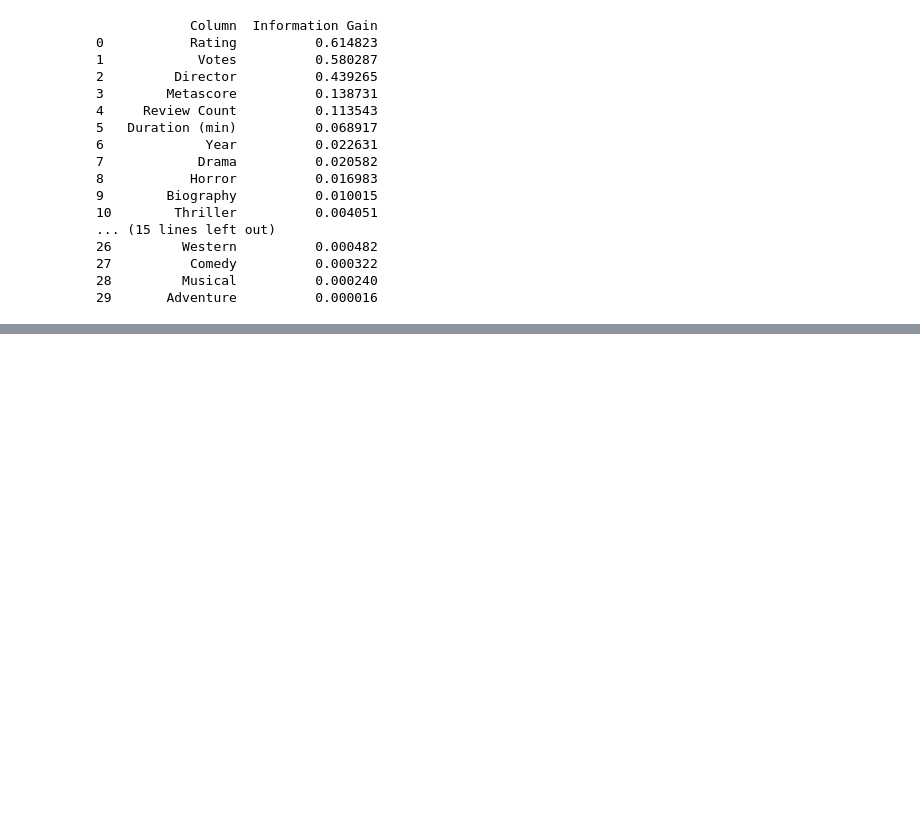
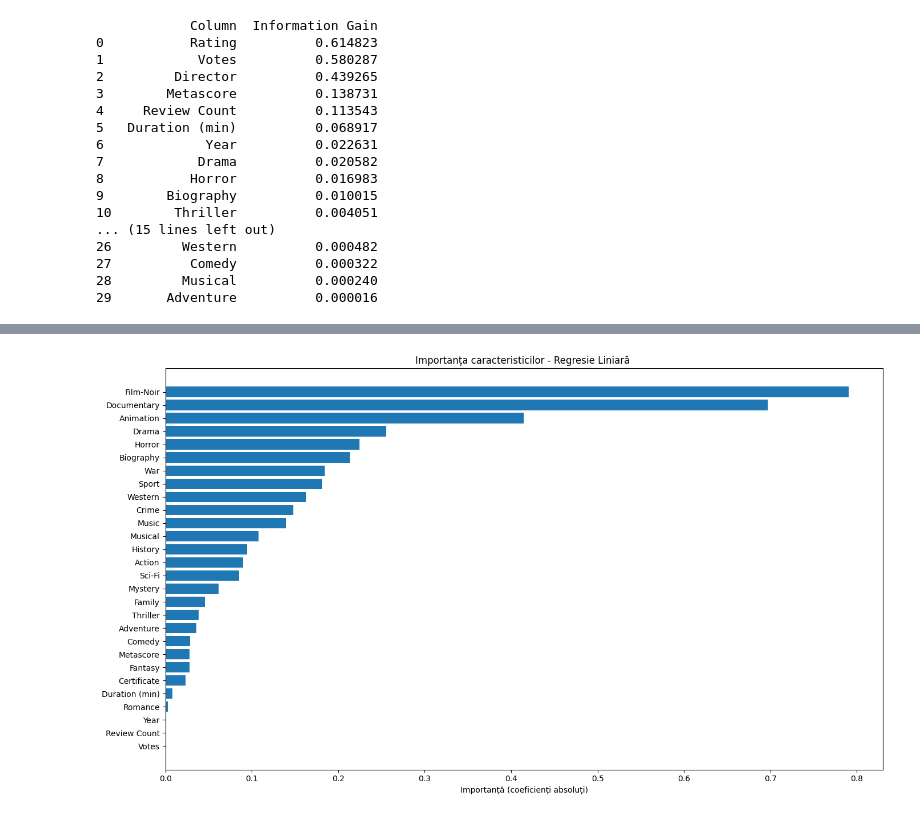
Before and after one commit to DenisBachmatchi12/imdb, a Jupyter notebook: imdb-movies.ipynb, the cells around one changed output, grey strips where cells are left out. Drawn from its saved outputs; the diff is of its cells as text; code cells hidden in the pictures; blank space fills up the shorter version.

```diff
--- a/imdb-movies.ipynb
+++ b/imdb-movies.ipynb
@@ -662,0 +535,16 @@ Please also refer to the documentation for alternative solver options:
+# %%
+linreg_importance_nh = pd.DataFrame({
+    'Feature': X_train.columns,  # X_train fără HighlyRated
+    'Importance': abs(linreg.coef_)  # coeficienții modelului antrenat fără HighlyRated
+}).sort_values(by='Importance', ascending=False)
+
+# Replotăm importanțele
+plt.figure(figsize=(14, 8))
+plt.barh(linreg_importance_nh['Feature'], linreg_importance_nh['Importance'])
+plt.xlabel('Importanță (coeficienți absoluți)')
+plt.title('Importanța caracteristicilor - Regresie Liniară ')
+plt.gca().invert_yaxis()
+plt.tight_layout()
+plt.show()
+# %% [output]
+[figure, added]
```
Also changed, not shown: parts of 24 cells of this notebook, 1 other file.
